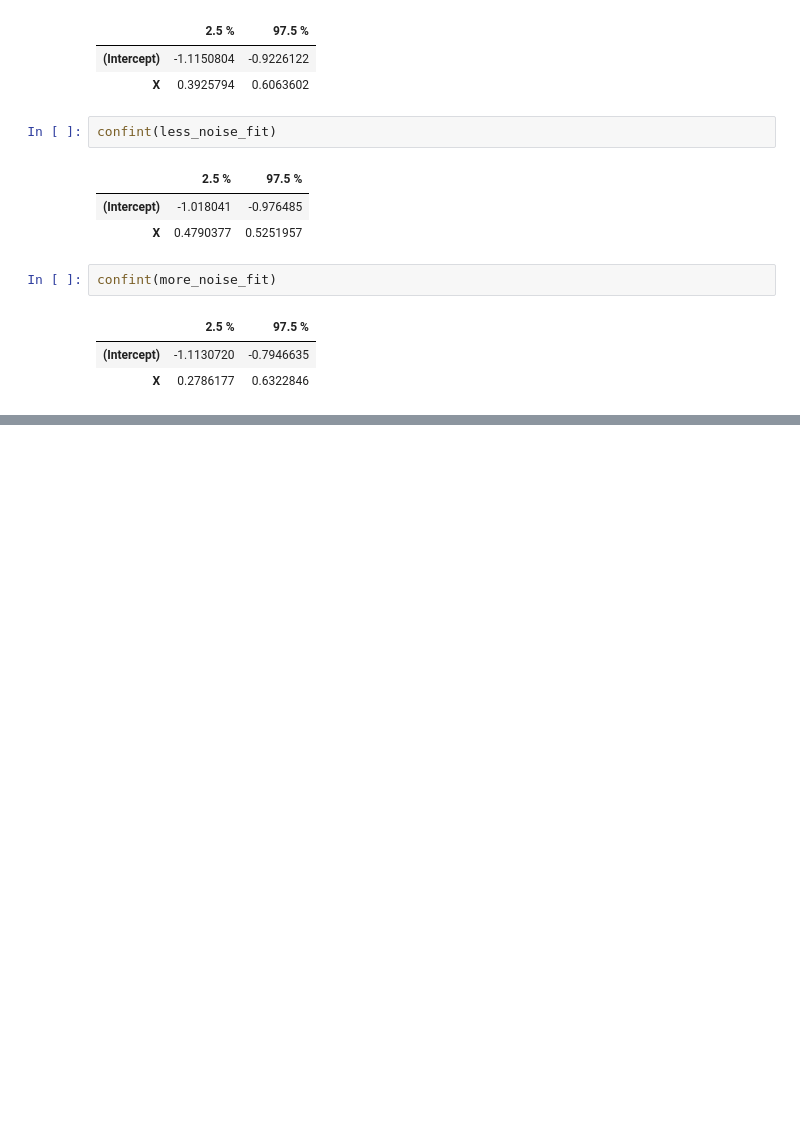
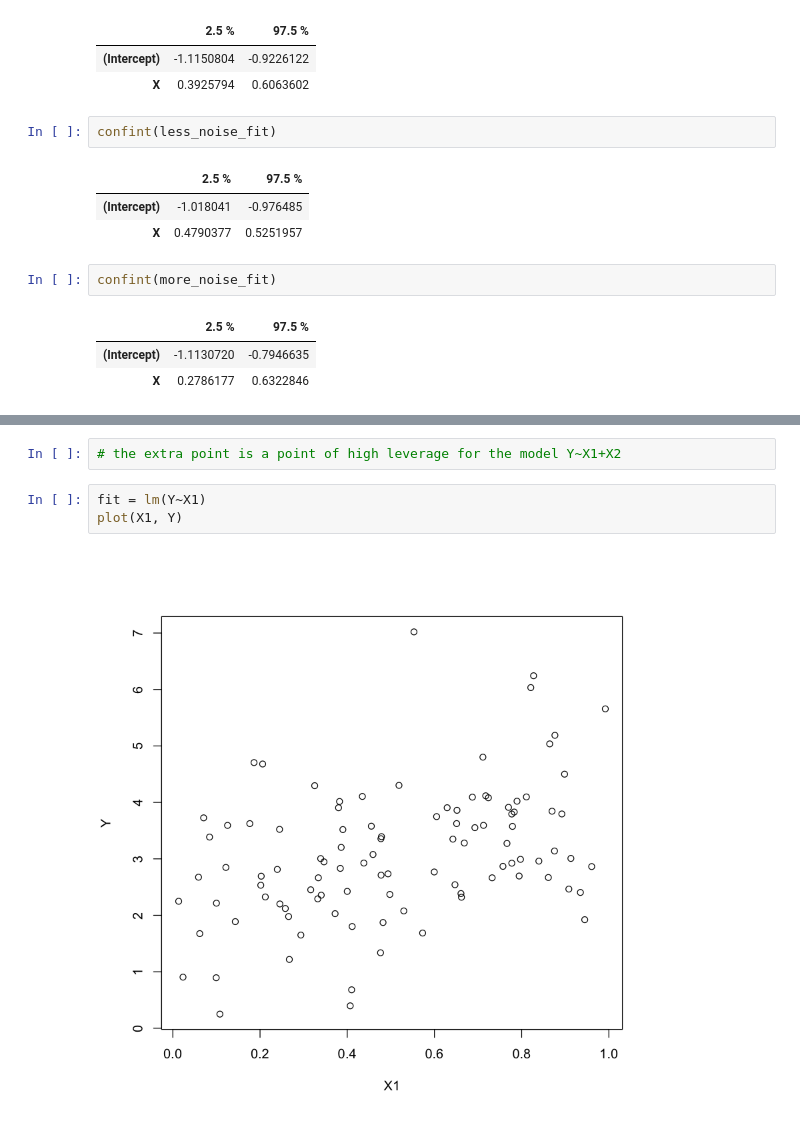
Before and after one commit to Deborah-Digges/statistical-learning, a Jupyter notebook: linear-regression/solution-linear-regression-part-3.ipynb, the cells around one changed output, grey strips where cells are left out. Saved outputs shown, nothing was run; the diff lists cells and outputs as text; blank space fills up the shorter version.

```diff
--- a/linear-regression/solution-linear-regression-part-3.ipynb
+++ b/linear-regression/solution-linear-regression-part-3.ipynb
@@ -224,0 +352,7 @@ confint(more_noise_fit)
+# %%
+# the extra point is a point of high leverage for the model Y~X1+X2
+# %%
+fit = lm(Y~X1)
+plot(X1, Y)
+# %% [output]
+[figure, added]
```
Also changed, not shown: parts of 43 cells of this notebook.
